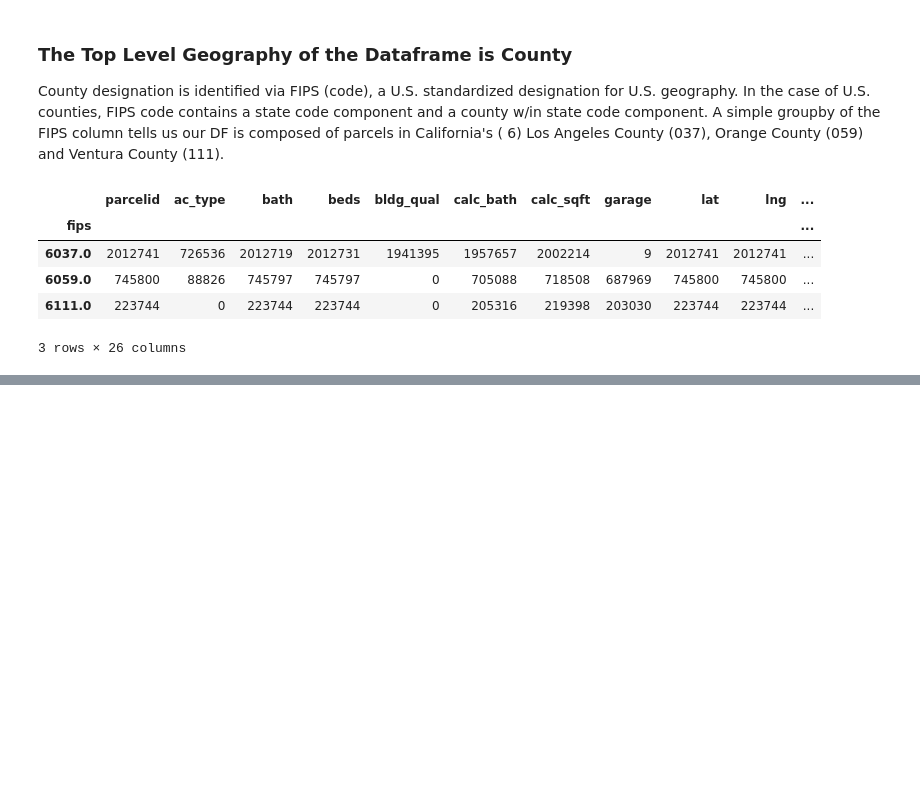
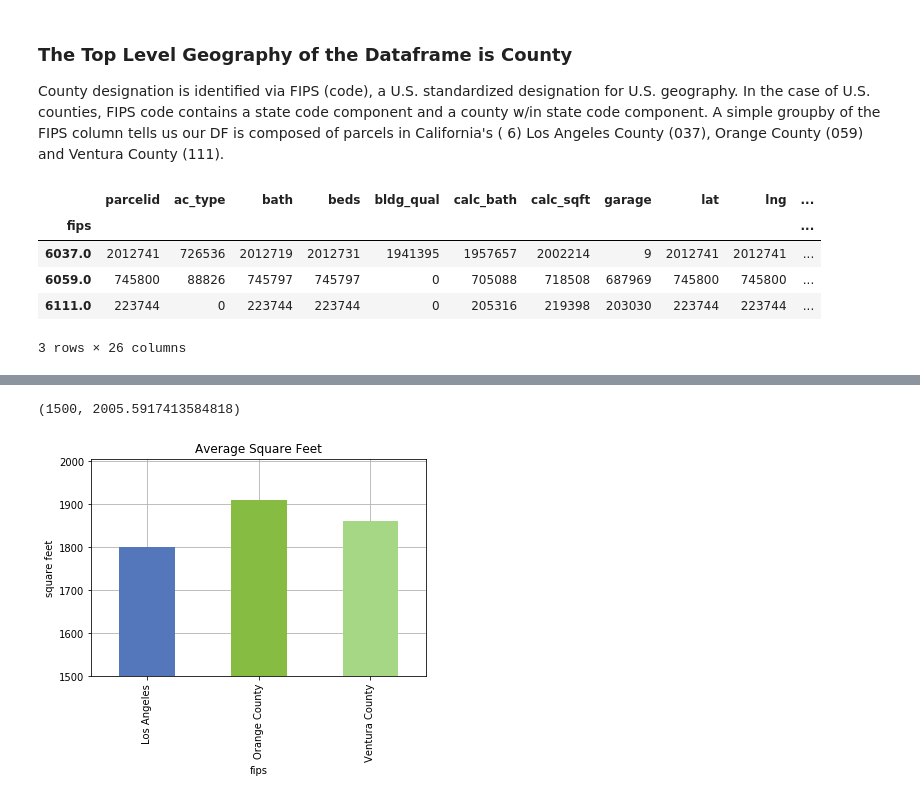
Before and after one commit to equilibrium360/zillow_analytics, a Jupyter notebook: zillow_exploratory_analysis.ipynb, the cells around one changed output, grey strips where cells are left out. Cells and saved outputs as stored; diff of their text form; code cells hidden in the pictures; blank space fills up the shorter version.

```diff
--- a/zillow_exploratory_analysis.ipynb
+++ b/zillow_exploratory_analysis.ipynb
@@ -216,0 +316,4 @@ fipsCount
+# %%
+counties = zillow_df.set_index(["fips"])
+# %%
+countiesRenamed = counties.rename({6037: "Los Angeles", 6059: "Orange County", 6111: "Ventura County"})
@@ -216,0 +336,6 @@ fipsCount
+# %%
+avgLA = countiesRenamed.groupby("fips")["calc_sqft"].mean()
+# %%
+squareFeet_df = pd.DataFrame({"Average Sq Ft Per County": avgLA})
+newSquareFeet_df = squareFeet_df[(squareFeet_df.T !=0).any()]
+newSquareFeet_df
@@ -216,0 +348,12 @@ fipsCount
+# %%
+squareFootChart = newSquareFeet_df.plot(kind='bar', zorder=3, yticks=range(0,2018,100), legend=False,
+                                        color=tuple(["#5477bb","#87bc43","#A6D785"]))
+squareFootChart.set_ylabel("square feet")
+plt.title("Average Square Feet")
+squareFootChart.grid()
+squareFootChart.set_ylim(1500)
+
+#zw3color = (['#5477bb','#87bc43','#A6D785'])
+# %% [output]
+(1500, 2005.5917413584818)
+[figure, added]
```
Also changed, not shown: parts of 55 cells of this notebook.
